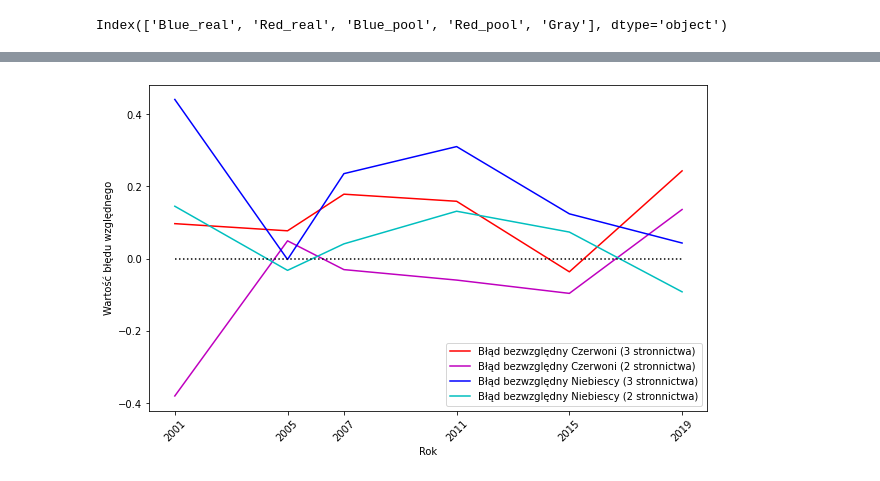
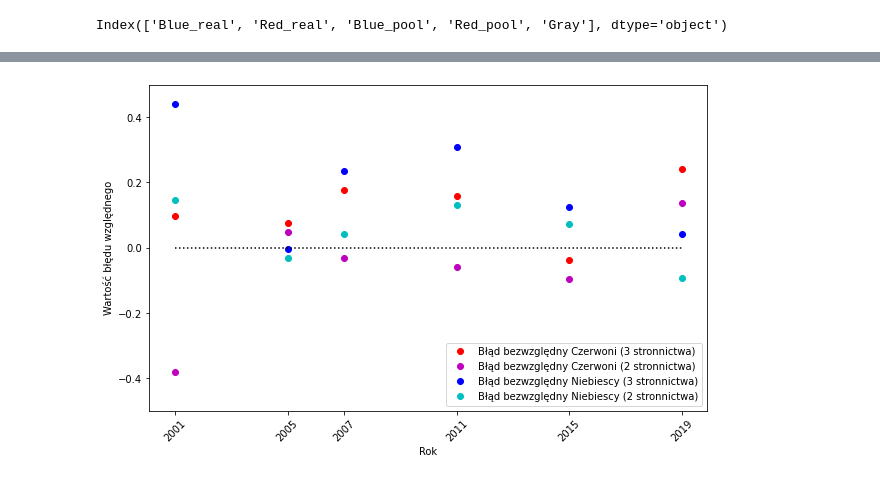
Before and after one commit to MarBry111/Forecast_Election_Poland, a Jupyter notebook: EXAMING_changes_in_cluestering.ipynb, the cells around one changed output, grey strips where cells are left out. Drawn from its saved outputs; the diff is of its cells as text; code cells hidden in the pictures.

```diff
--- a/EXAMING_changes_in_cluestering.ipynb
+++ b/EXAMING_changes_in_cluestering.ipynb
@@ -235,24 +253,26 @@ plt.savefig('dane_pdf/sondaze/abs_errors_R_2_clust.pdf', bbox_inches='tight')#,
 # %%
 fig, ax = plt.subplots()
 
 errR[['3_wzg_R','2_wzg_R']].plot(#color=['r','m'],
-                                 style = ['r','m'],
+                                 style = ['ro','mo'],
                                  figsize=(10,6), sharex=True, ax=ax)
 
 errB[['3_wzg_B','2_wzg_B']].plot(#color=['b','c'],
-                                 style = ['b','c'],
+                                 style = ['bo','co'],
                                  figsize=(10,6), sharex=True, ax=ax)
 
 plt.plot([2001,2019],[0,0],'k:')
 plt.xticks([2001,2005,2007,2011,2015,2019],rotation=45)
 plt.xlabel('Rok')
 plt.ylabel('Wartość błędu względnego')
 
 plt.legend(['Błąd bezwzględny Czerwoni (3 stronnictwa)',
             'Błąd bezwzględny Czerwoni (2 stronnictwa)',
             'Błąd bezwzględny Niebiescy (3 stronnictwa)',
             'Błąd bezwzględny Niebiescy (2 stronnictwa)',])
 
+plt.ylim(-0.5,0.5)
+
 plt.savefig('dane_pdf/sondaze/errors_RB_clust.pdf', bbox_inches='tight')#, format='eps')
 # %% [output]
-[figure, old version]
+[figure, new version]
```
Also changed, not shown: parts of 6 cells of this notebook, 17 other files.
